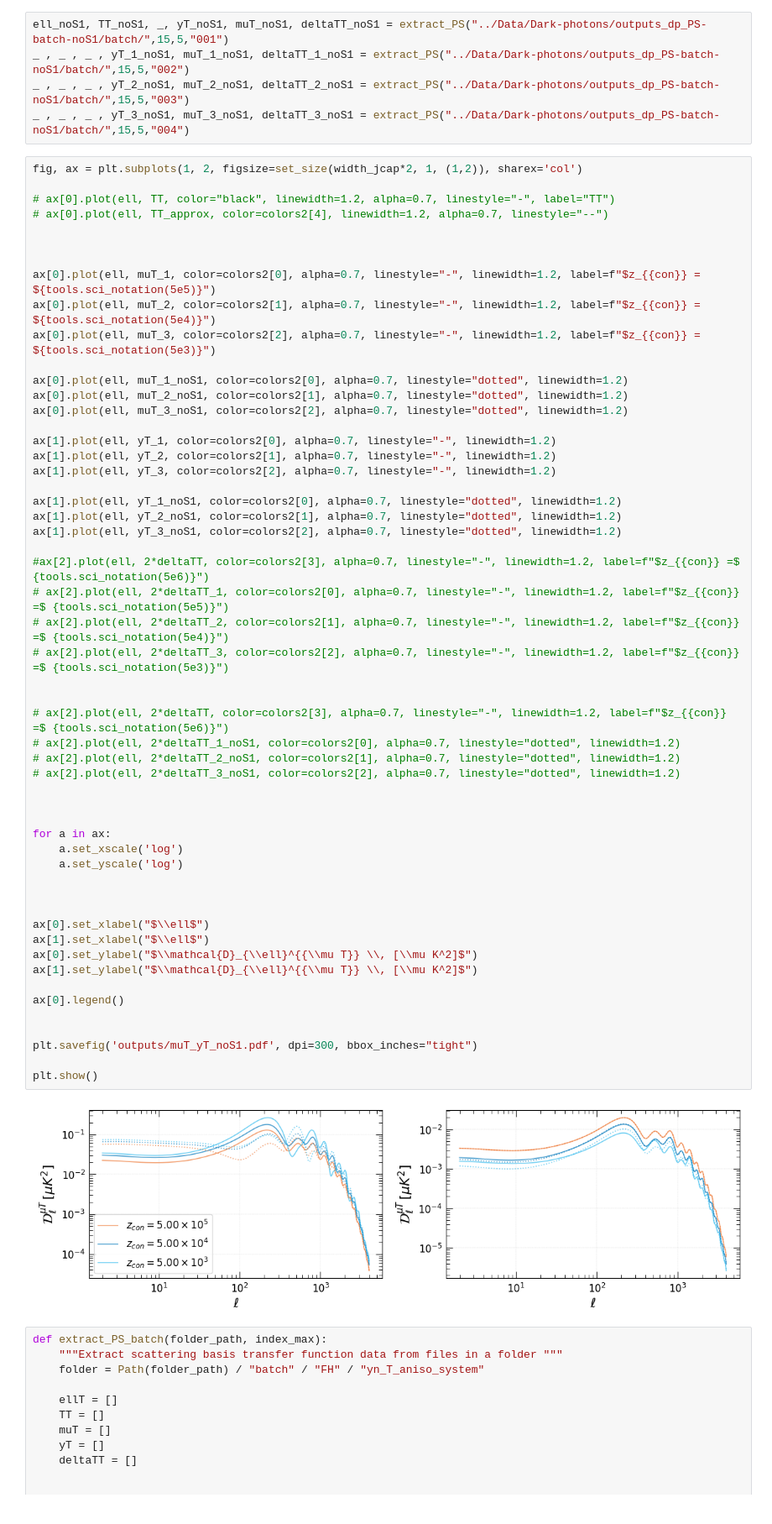
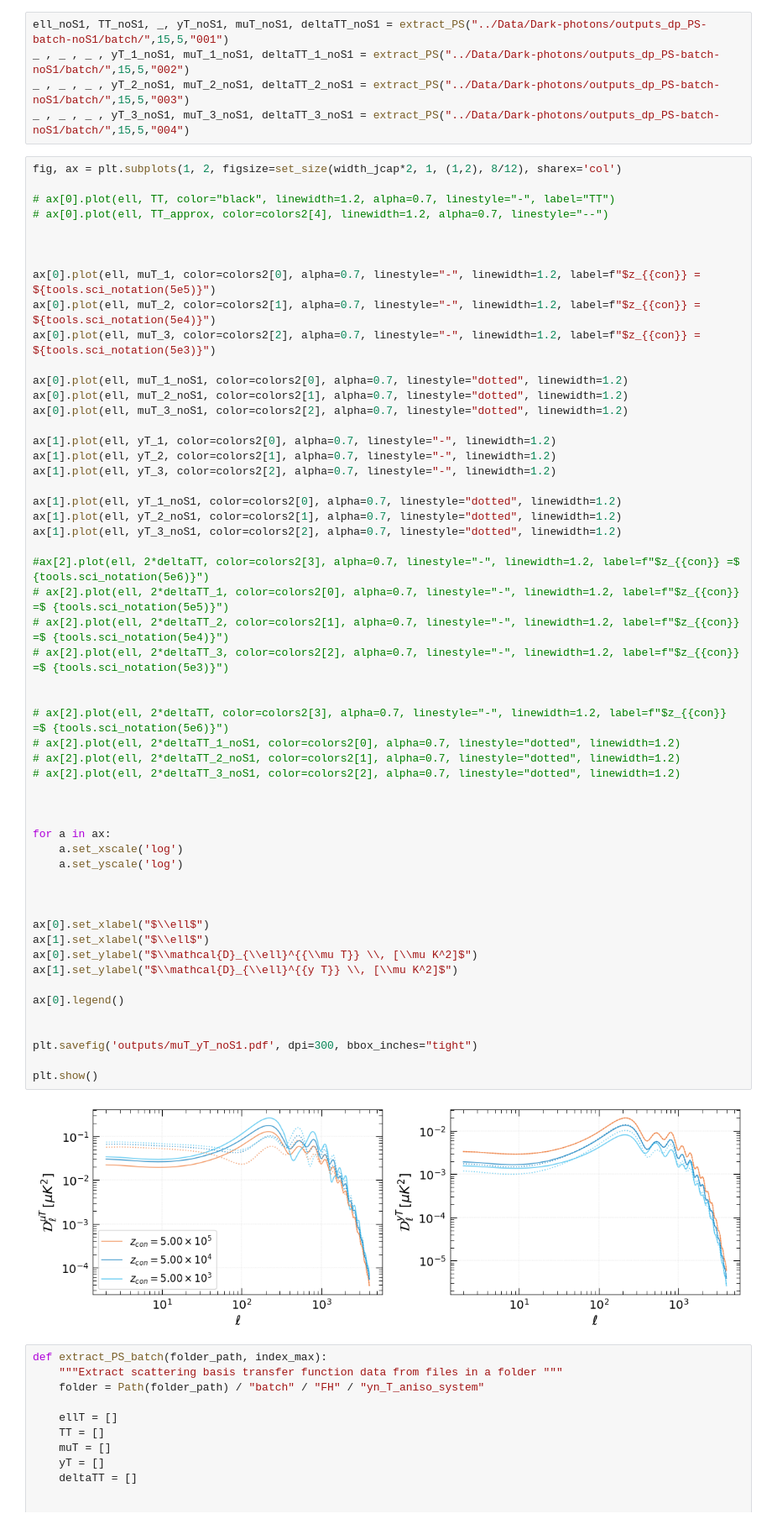
Before and after one commit to Sareva00/Photon_conversion, a Jupyter notebook: power_spectra.ipynb, the cells around one changed output. Shown at 84% size. Drawn from its saved outputs; the diff is of its cells as text.

```diff
--- a/power_spectra.ipynb
+++ b/power_spectra.ipynb
@@ -355,7 +355,7 @@ _ , _ , _ , yT_1_noS1, muT_1_noS1, deltaTT_1_noS1 = extract_PS("../Data/Dark-pho
 _ , _ , _ , yT_2_noS1, muT_2_noS1, deltaTT_2_noS1 = extract_PS("../Data/Dark-photons/outputs_dp_PS-batch-noS1/batch/",15,5,"003")
 _ , _ , _ , yT_3_noS1, muT_3_noS1, deltaTT_3_noS1 = extract_PS("../Data/Dark-photons/outputs_dp_PS-batch-noS1/batch/",15,5,"004")
 # %%
-fig, ax = plt.subplots(1, 2, figsize=set_size(width_jcap*2, 1, (1,2)), sharex='col')
+fig, ax = plt.subplots(1, 2, figsize=set_size(width_jcap*2, 1, (1,2), 8/12), sharex='col')
 
 # ax[0].plot(ell, TT, color="black", linewidth=1.2, alpha=0.7, linestyle="-", label="TT")
 # ax[0].plot(ell, TT_approx, color=colors2[4], linewidth=1.2, alpha=0.7, linestyle="--")
@@ -381,35 +381,35 @@ ax[1].plot(ell, yT_3_noS1, color=colors2[2], alpha=0.7, linestyle="dotted", line
 #ax[2].plot(ell, 2*deltaTT, color=colors2[3], alpha=0.7, linestyle="-", linewidth=1.2, label=f"$z_{{con}} =$ {tools.sci_notation(5e6)}")
 # ax[2].plot(ell, 2*deltaTT_1, color=colors2[0], alpha=0.7, linestyle="-", linewidth=1.2, label=f"$z_{{con}} =$ {tools.sci_notation(5e5)}")
 # ax[2].plot(ell, 2*deltaTT_2, color=colors2[1], alpha=0.7, linestyle="-", linewidth=1.2, label=f"$z_{{con}} =$ {tools.sci_notation(5e4)}")
 # ax[2].plot(ell, 2*deltaTT_3, color=colors2[2], alpha=0.7, linestyle="-", linewidth=1.2, label=f"$z_{{con}} =$ {tools.sci_notation(5e3)}")
 
 
 # ax[2].plot(ell, 2*deltaTT, color=colors2[3], alpha=0.7, linestyle="-", linewidth=1.2, label=f"$z_{{con}} =$ {tools.sci_notation(5e6)}")
 # ax[2].plot(ell, 2*deltaTT_1_noS1, color=colors2[0], alpha=0.7, linestyle="dotted", linewidth=1.2)
 # ax[2].plot(ell, 2*deltaTT_2_noS1, color=colors2[1], alpha=0.7, linestyle="dotted", linewidth=1.2)
 # ax[2].plot(ell, 2*deltaTT_3_noS1, color=colors2[2], alpha=0.7, linestyle="dotted", linewidth=1.2)
 
 
 
 for a in ax:
     a.set_xscale('log')
     a.set_yscale('log')
 
 
 
 ax[0].set_xlabel("$\\ell$")
 ax[1].set_xlabel("$\\ell$")
 ax[0].set_ylabel("$\\mathcal{D}_{\\ell}^{{\\mu T}} \\, [\\mu K^2]$")
-ax[1].set_ylabel("$\\mathcal{D}_{\\ell}^{{\\mu T}} \\, [\\mu K^2]$")
+ax[1].set_ylabel("$\\mathcal{D}_{\\ell}^{{y T}} \\, [\\mu K^2]$")
 
 ax[0].legend()
 
 
 plt.savefig('outputs/muT_yT_noS1.pdf', dpi=300, bbox_inches="tight")
 
 plt.show()
 # %% [output]
-[figure, old version]
+[figure, new version]
 # %%
 def extract_PS_batch(folder_path, index_max):
     """Extract scattering basis transfer function data from files in a folder """
```
Also changed, not shown: parts of 10 cells of this notebook, 3 other files.
